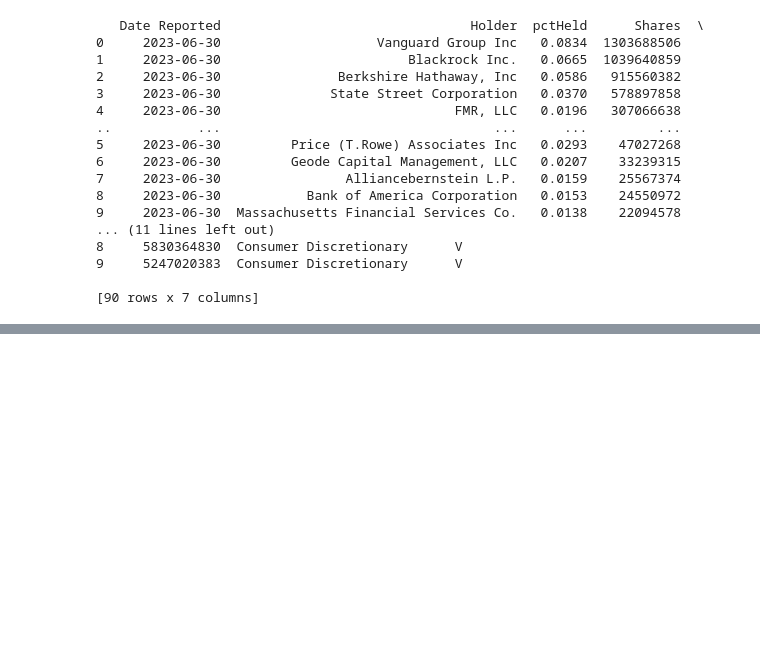
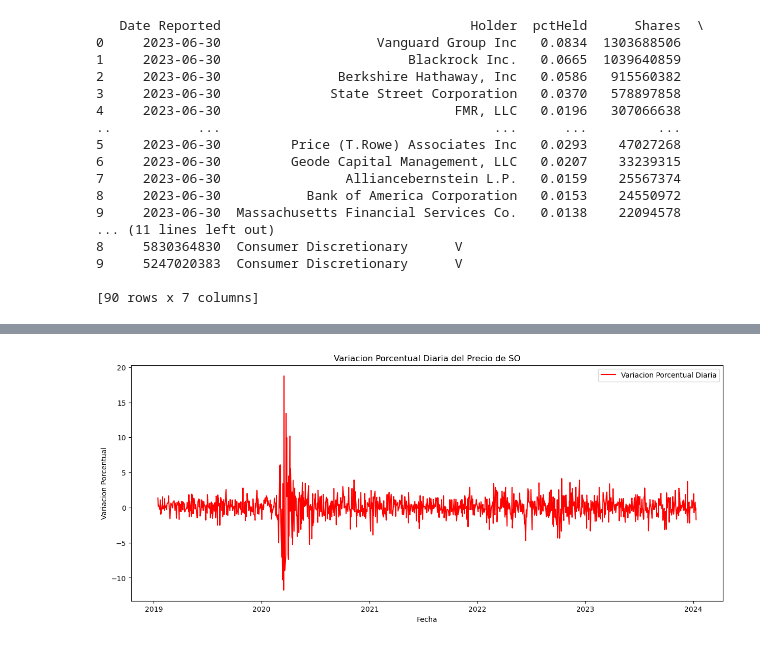
Before and after one commit to qlab-intro-python/tarea-4-mundaca-arce, a Jupyter notebook: tarea_4.ipynb, the cells around one changed output, grey strips where cells are left out. Drawn from its saved outputs; the diff is of its cells as text; code cells hidden in the pictures; blank space fills up the shorter version.

```diff
--- a/tarea_4.ipynb
+++ b/tarea_4.ipynb
@@ -340,0 +392,4 @@ print(resultados_df)
+# %%
+so_history=so.history("5y")
+so_history['Retorno Porcentual'] = ((so_history['Close'] - so_history['Close'].shift(1)) / so_history['Close'].shift(1) * 100) + so_history['Dividends']
+so_history
@@ -340,0 +411,10 @@ print(resultados_df)
+# %%
+plt.figure(figsize=(15, 6))
+plt.plot(so_history.index, so_history['Retorno Porcentual'], label='Variacion Porcentual Diaria', color='red')
+plt.title('Variacion Porcentual Diaria del Precio de SO')
+plt.xlabel('Fecha')
+plt.ylabel('Variacion Porcentual')
+plt.legend()
+plt.show()
+# %% [output]
+[figure, added]
```
Also changed, not shown: parts of 6 cells of this notebook.
